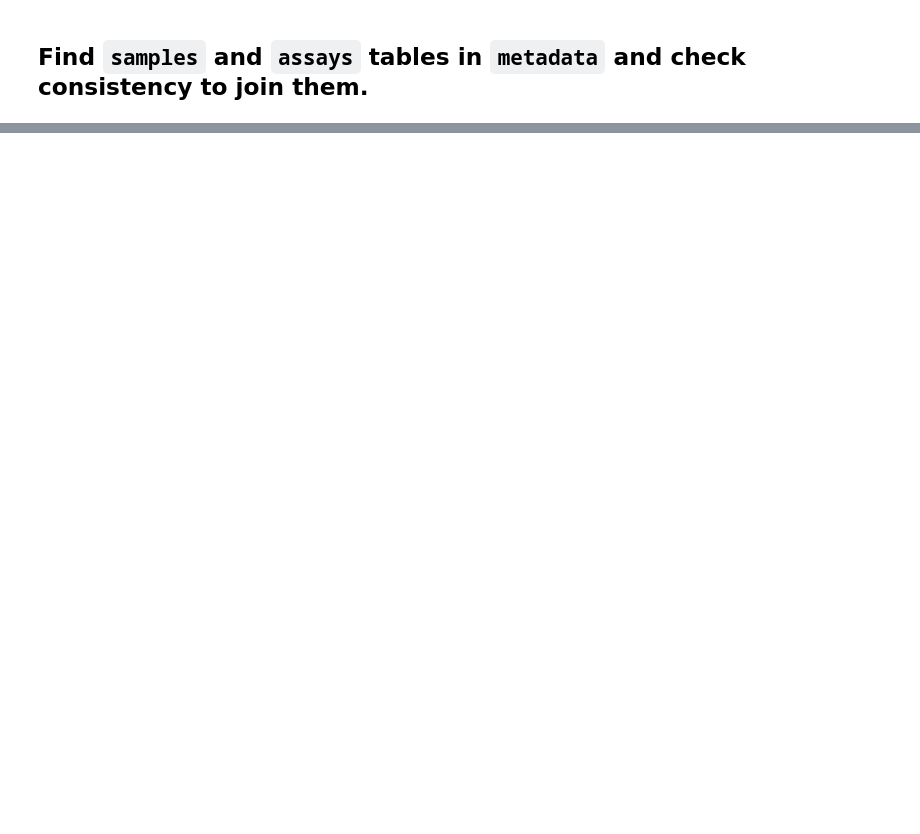
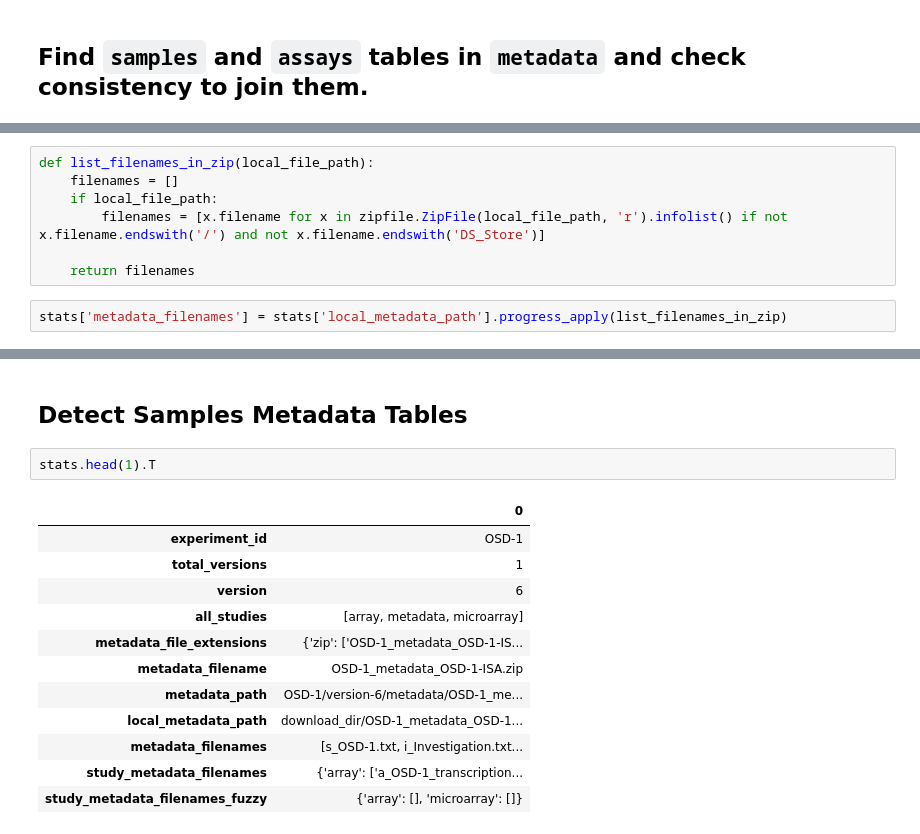
Before and after one commit to AnzorGozalishvili/nasa_osdr_data_curation, a Jupyter notebook: dataset_curation_v2.ipynb, the cells around one changed output, grey strips where cells are left out. Drawn from its saved outputs; the diff is of its cells as text; blank space fills up the shorter version.

```diff
--- a/dataset_curation_v2.ipynb
+++ b/dataset_curation_v2.ipynb
@@ -538,0 +452,9 @@ with open('assays_dtypes.json', 'w') as file:
+# %%
+def list_filenames_in_zip(local_file_path):
+    filenames = []
+    if local_file_path:
+        filenames = [x.filename for x in zipfile.ZipFile(local_file_path, 'r').infolist() if not x.filename.endswith('/') and not x.filename.endswith('DS_Store')]
+
+    return filenames
+# %%
+stats['metadata_filenames'] = stats['local_metadata_path'].progress_apply(list_filenames_in_zip)
@@ -538,0 +507,17 @@ with open('assays_dtypes.json', 'w') as file:
+# %% [markdown]
+## Detect Samples Metadata Tables
+# %%
+stats.head(1).T
+# %% [output]
+|  | 0 |
+| experiment_id | OSD-1 |
+| total_versions | 1 |
+| version | 6 |
+| all_studies | [array, metadata, microarray] |
+| metadata_file_extensions | {'zip': ['OSD-1_metadata_OSD-1-IS... |
+| metadata_filename | OSD-1_metadata_OSD-1-ISA.zip |
+| metadata_path | OSD-1/version-6/metadata/OSD-1_me... |
+| local_metadata_path | download_dir/OSD-1_metadata_OSD-1... |
+| metadata_filenames | [s_OSD-1.txt, i_Investigation.txt... |
+| study_metadata_filenames | {'array': ['a_OSD-1_transcription... |
+| study_metadata_filenames_fuzzy | {'array': [], 'microarray': []} |
```
Also changed, not shown: parts of 58 cells of this notebook.
